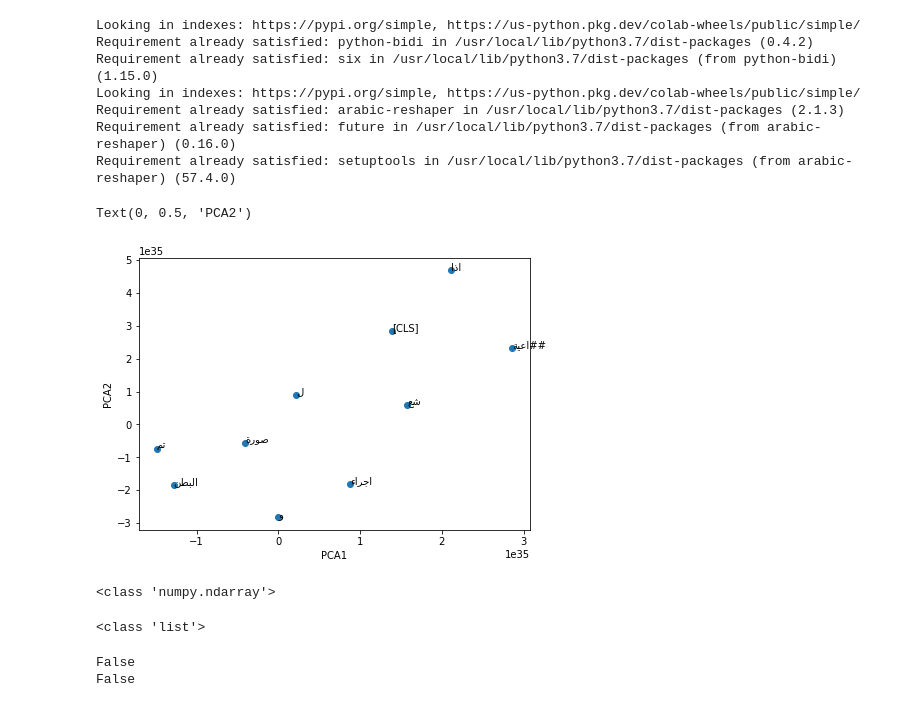
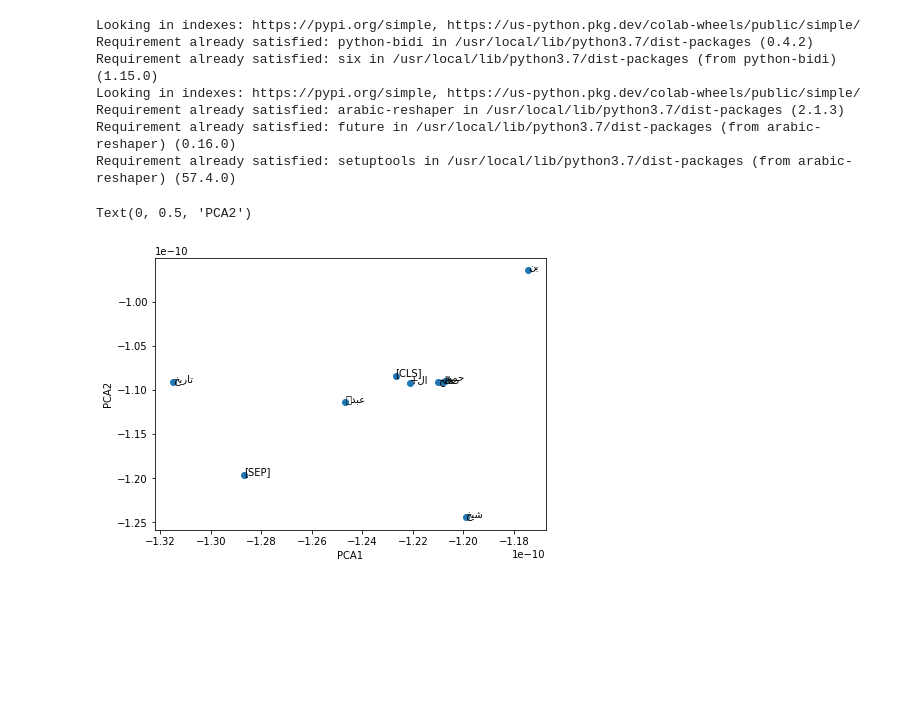
Before and after one commit to salmujaiwel/talafeef, a Jupyter notebook: Talafeef--Arabic-Lemmatizer.ipynb, the cells around one changed output. Saved outputs shown, nothing was run; the diff lists cells and outputs as text; code cells hidden in the pictures; blank space fills up the shorter version.

```diff
--- a/Talafeef--Arabic-Lemmatizer.ipynb
+++ b/Talafeef--Arabic-Lemmatizer.ipynb
@@ -1507,0 +1208,2 @@ get_related("الغاز",10)
+# %%
+preprocessed_text = arabert_prep.preprocess(dataset_tokens)
@@ -1507,0 +1223,25 @@ get_related("الغاز",10)
+# %%
+splitted_text = preprocessed_text.split(".")
+marked_text=''
+for sent in splitted_text:
+  marked_text = marked_text +  "[CLS] " + sent + " [SEP]"
+
+# Split the sentence into tokens.
+#tokenized_text = tokenizer.tokenize(marked_text)
+tokenized_text = tokenizer.tokenize(marked_text)
+# Map the token strings to their vocabulary indeces.
+indexed_tokens = tokenizer.convert_tokens_to_ids(tokenized_text)
+
+# Display the words with their indeces.
+#for tup in zip(tokenized_text, indexed_tokens):
+  #print('{:<12} {:>6,}'.format(tup[0], tup[1]))
+
+segments_ids=[]
+id=0
+for token in tokenized_text:
+  if token != '[CLS]':
+    segments_ids.append(id)
+  else:
+    segments_ids.append(id)
+    id = id + 1
+print(len(indexed_tokens))
@@ -1507,0 +1296,12 @@ get_related("الغاز",10)
+# %%
+final_token_vecs_array = np.empty((len(indexed_tokens),768),float)
+
+for i in range(0,len(segments_ids),512):
+    x=i
+    chunk_segments_ids = segments_ids[x:x+512]
+    chunk_indexed_tokens = indexed_tokens[x:x+512]
+    chunk_token_vecs = bert_processing(model=model, segments_ids=chunk_segments_ids,
+                                       indexed_tokens=chunk_indexed_tokens,
+                                       tokens_in_chunk=len(chunk_indexed_tokens))
+    #np.append(final_token_vecs_array, np.array(chunk_token_vecs))
+    final_token_vecs_array[x:x+512] = chunk_token_vecs
@@ -1521,7 +1442,7 @@ get_related("مقطع",10)
 # %%
 from sklearn.decomposition import PCA
 pca = PCA(n_components=2)
-pca_components = pca.fit_transform(token_vecs_cat_array)
+pca_components = pca.fit_transform(final_token_vecs_array[:500])
 # %%
 ! pip install python-bidi
 ! pip install arabic-reshaper
@@ -1538,13 +1459,13 @@ Requirement already satisfied: setuptools in /usr/local/lib/python3.7/dist-packa
 # %%
 plt.figure(figsize=(7,5))
 labels=tokenized_text
-plt.scatter(pca_components[:10,0],pca_components[:10,1],cmap='plasma')
-for i in range(10):
+plt.scatter(pca_components[10:20,0],pca_components[10:20,1],cmap='plasma')
+for i in range(10,20):
   xword = arabic_reshaper.reshape(labels[i])
   artext = get_display(xword)
   plt.annotate(artext,(pca_components[i,0],pca_components[i,1]))
 plt.xlabel("PCA1")
 plt.ylabel("PCA2")
 # %% [output]
 Text(0, 0.5, 'PCA2')
-[figure, old version]
+[figure, new version]
@@ -1553,10 +1471,0 @@ torch.save(model,'bert-model.h5')
-# %%
-token_vecs_cat_array
-print(type(token_vecs_cat_array))
-# %% [output]
-<class 'numpy.ndarray'>
-# %%
-tokenized_text
-print(type(tokenized_text))
-# %% [output]
-<class 'list'>
@@ -1566,8 +1471,0 @@ np.savez('tokenized_text.npz', tokenized_text)
-# %%
-token_vecs_cat_array2 = np.load('token_vecs_cat_array.npz')
-tokenized_text2 = np.load('tokenized_text.npz')
-print(token_vecs_cat_array2==token_vecs_cat_array)
-print(tokenized_text2==tokenized_text)
-# %% [output]
-False
-False
```
Also changed, not shown: parts of 112 cells of this notebook, 2 other files.
